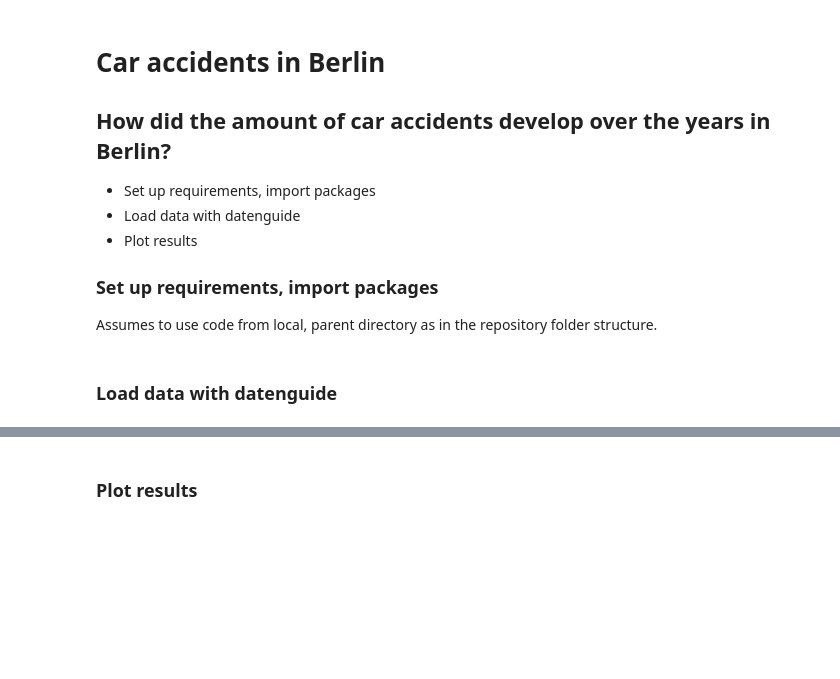
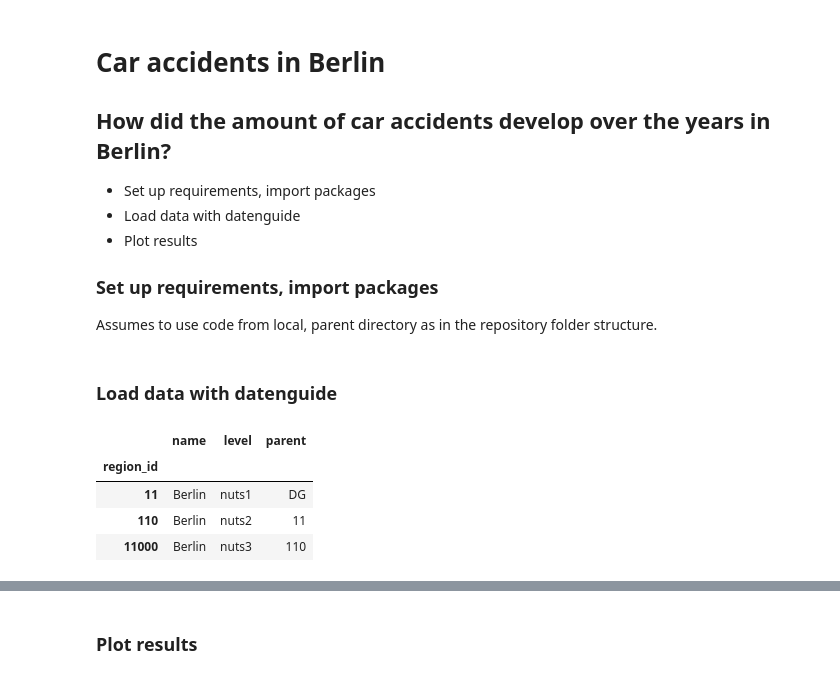
Before and after one commit to CorrelAid/datenguide-python, a Jupyter notebook: use_case/car_accidents_berlin.ipynb, the cells around one changed output, grey strips where cells are left out. Saved outputs shown, nothing was run; the diff lists cells and outputs as text; code cells hidden in the pictures; blank space fills up the shorter version.

```diff
--- a/use_case/car_accidents_berlin.ipynb
+++ b/use_case/car_accidents_berlin.ipynb
@@ -30,7 +30,13 @@ pd.set_option('display.max_colwidth', 150)
 ### Load data with datenguide
 # %%
 # get the ID of Berlin by querying all states by name
-get_all_regions().query("name == 'Berlin'")
+get_regions().query("name == 'Berlin'")
+# %% [output]
+|  | name | level | parent |
+| region_id |  |  |  |
+| 11 | Berlin | nuts1 | DG |
+| 110 | Berlin | nuts2 | 11 |
+| 11000 | Berlin | nuts3 | 110 |
 # %%
 # find out the name of the desired statistic
 get_statistics().query('long_description.str.contains("Unfälle")', engine='python')
```
Also changed, not shown: parts of 8 cells of this notebook, 4 other files.
